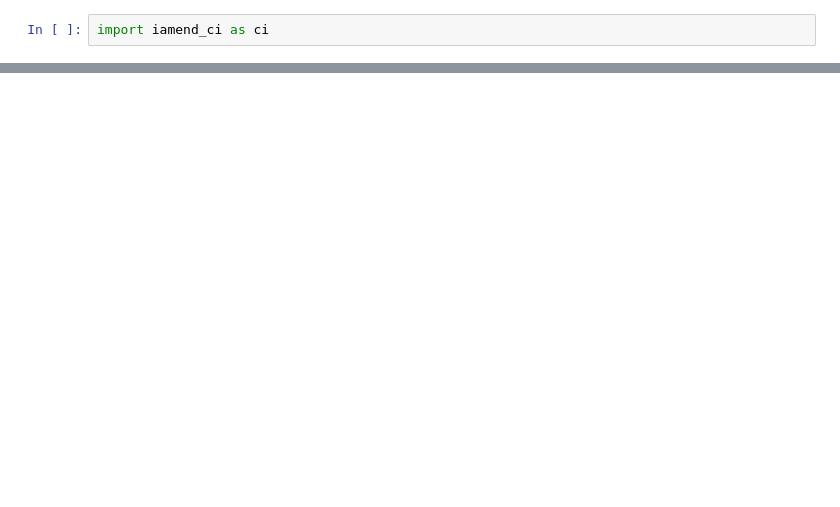
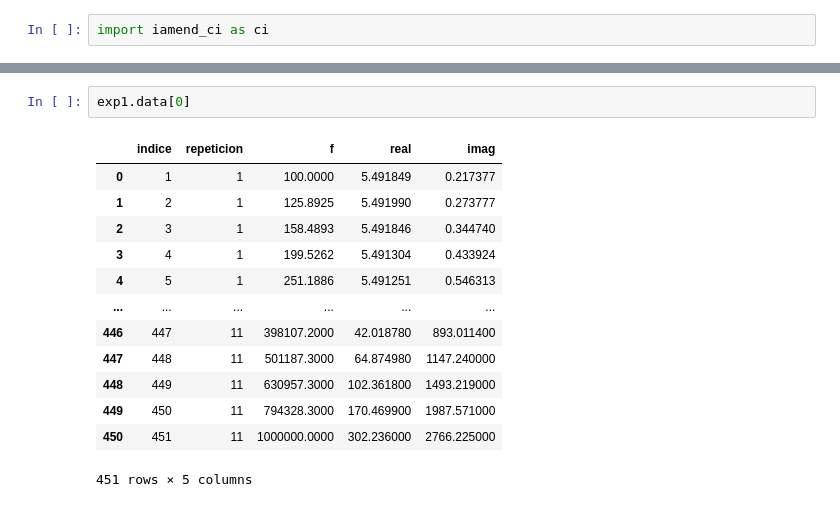
Before and after one commit to carabedo/iamend_test, a Jupyter notebook: test iamend 23.ipynb, the cells around one changed output, grey strips where cells are left out. Cells and saved outputs as stored; diff of their text form; blank space fills up the shorter version.

```diff
--- a/test iamend 23.ipynb
+++ b/test iamend 23.ipynb
@@ -51,0 +216,16 @@ px.line(exp1.dznorm,x='f',y='imag',color='muestra',log_x=True)
+# %%
+exp1.data[0]
+# %% [output]
+|  | indice | repeticion | f | real | imag |
+| 0 | 1 | 1 | 100.0000 | 5.491849 | 0.217377 |
+| 1 | 2 | 1 | 125.8925 | 5.491990 | 0.273777 |
+| 2 | 3 | 1 | 158.4893 | 5.491846 | 0.344740 |
+| 3 | 4 | 1 | 199.5262 | 5.491304 | 0.433924 |
+| 4 | 5 | 1 | 251.1886 | 5.491251 | 0.546313 |
+| ... | ... | ... | ... | ... | ... |
+| 446 | 447 | 11 | 398107.2000 | 42.018780 | 893.011400 |
+| 447 | 448 | 11 | 501187.3000 | 64.874980 | 1147.240000 |
+| 448 | 449 | 11 | 630957.3000 | 102.361800 | 1493.219000 |
+| 449 | 450 | 11 | 794328.3000 | 170.469900 | 1987.571000 |
+| 450 | 451 | 11 | 1000000.0000 | 302.236000 | 2766.225000 |
+451 rows × 5 columns
```
Also changed, not shown: parts of 27 cells of this notebook, 4 other files.
